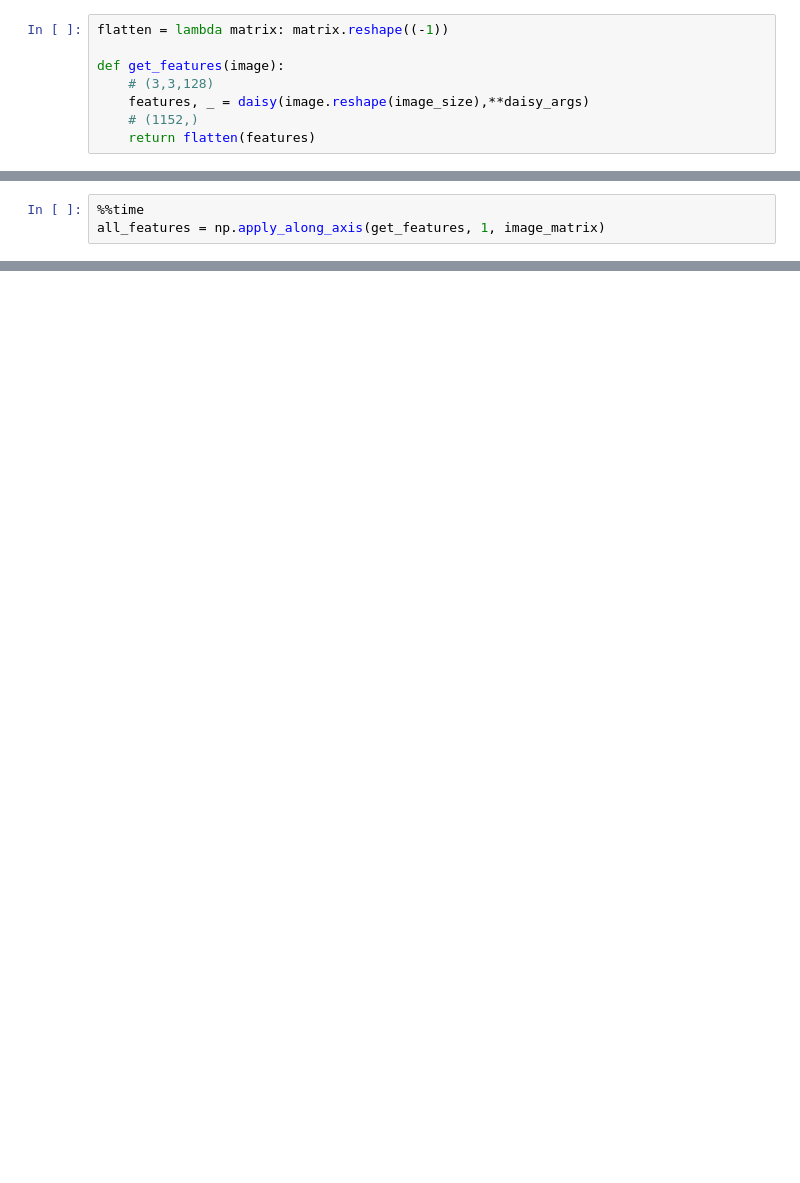
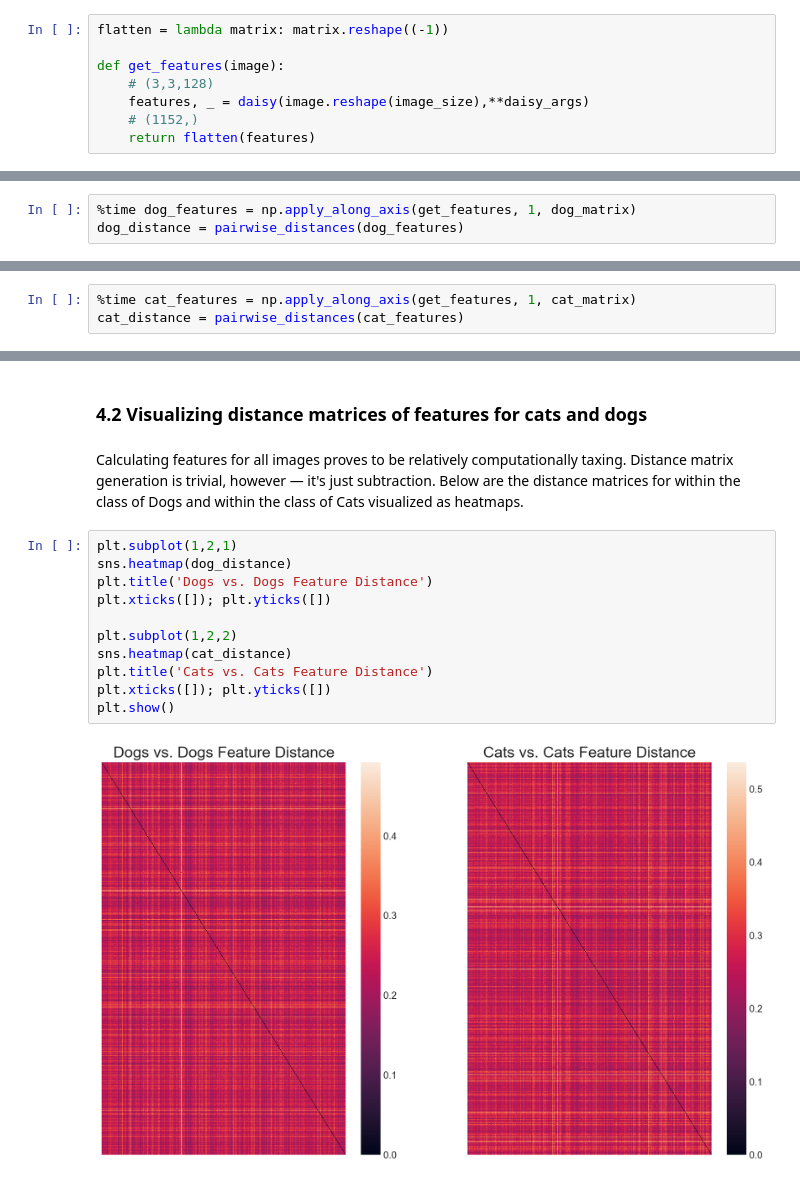
Before and after one commit to SMU-ML-2017/Project3, a Jupyter notebook: Project3 ML.ipynb, the cells around one changed output, grey strips where cells are left out. Cells and saved outputs as stored; diff of their text form; blank space fills up the shorter version.

```diff
--- a/Project3 ML.ipynb
+++ b/Project3 ML.ipynb
@@ -423,4 +435,4 @@ def get_features(image):
 # %%
-%%time
-all_features = np.apply_along_axis(get_features, 1, image_matrix)
+%time dog_features = np.apply_along_axis(get_features, 1, dog_matrix)
+dog_distance = pairwise_distances(dog_features)
 # %% [output]
@@ -428,0 +441,3 @@ Wall time: 59.1 s
+# %%
+%time cat_features = np.apply_along_axis(get_features, 1, cat_matrix)
+cat_distance = pairwise_distances(cat_features)
@@ -428,0 +447,17 @@ Wall time: 59.1 s
+# %% [markdown]
+### 4.2 Visualizing distance matrices of features for cats and dogs
+# %% [markdown]
+Calculating features for all images proves to be relatively computationally taxing. Distance matrix generation is trivial, however — it's just subtraction. Below are the distance matrices for within the class of Dogs and within the class of Cats visualized as heatmaps.
+# %%
+plt.subplot(1,2,1)
+sns.heatmap(dog_distance)
+plt.title('Dogs vs. Dogs Feature Distance')
+plt.xticks([]); plt.yticks([])
+
+plt.subplot(1,2,2)
+sns.heatmap(cat_distance)
+plt.title('Cats vs. Cats Feature Distance')
+plt.xticks([]); plt.yticks([])
+plt.show()
+# %% [output]
+[figure, added]
```
Also changed, not shown: parts of 7 cells of this notebook.
